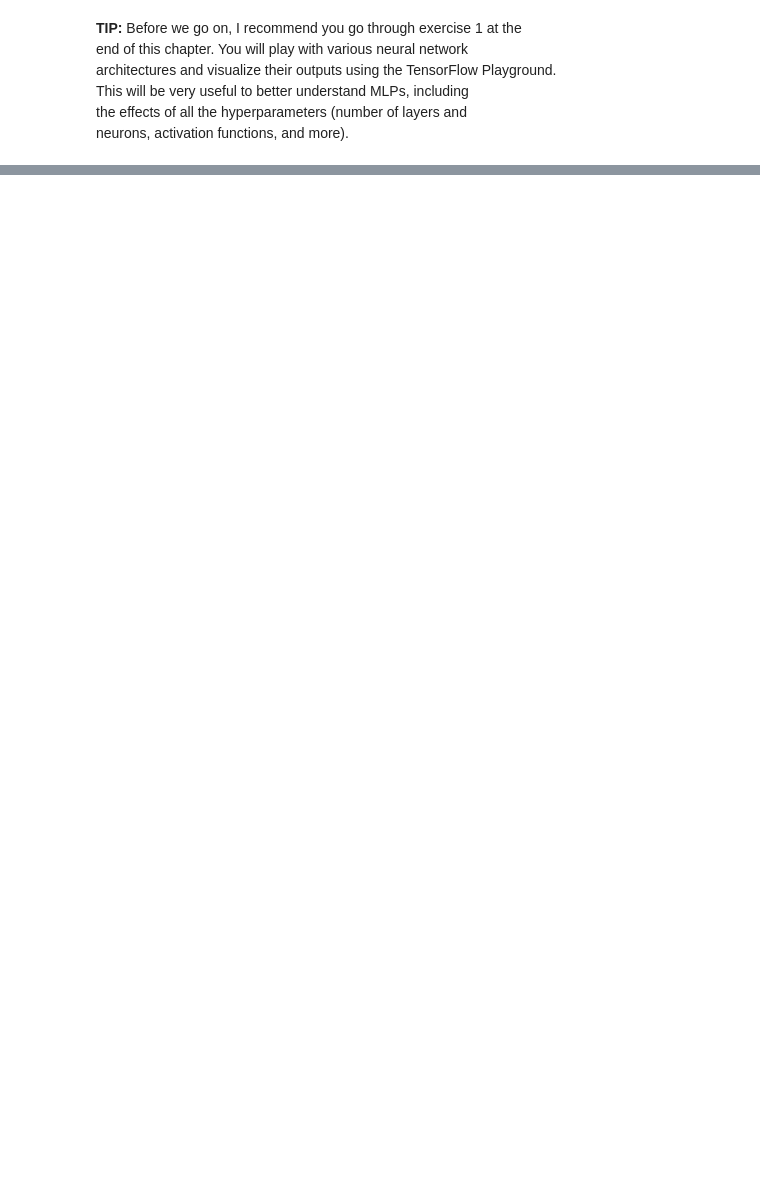
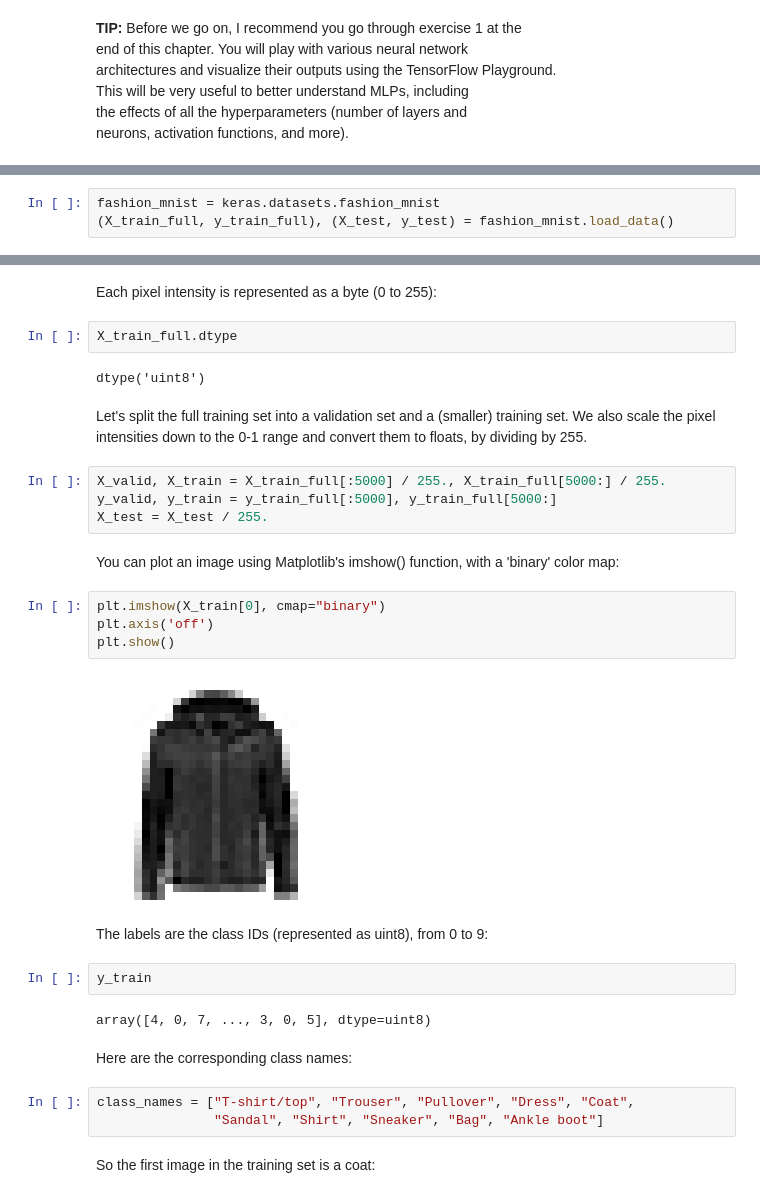
Before and after one commit to eleander/deep_learning, a Jupyter notebook: 1/Neural_Nets_With_Keras.ipynb, the cells around one changed output, grey strips where cells are left out. Drawn from its saved outputs; the diff is of its cells as text; blank space fills up the shorter version.

Commit message:
10 - Image Classifier Using the Sequential API

```diff
--- a/1/Neural_Nets_With_Keras.ipynb
+++ b/1/Neural_Nets_With_Keras.ipynb
@@ -253,0 +277,3 @@ neurons, activation functions, and more).
+# %%
+fashion_mnist = keras.datasets.fashion_mnist
+(X_train_full, y_train_full), (X_test, y_test) = fashion_mnist.load_data()
@@ -253,0 +286,33 @@ neurons, activation functions, and more).
+# %% [markdown]
+Each pixel intensity is represented as a byte (0 to 255):
+# %%
+X_train_full.dtype
+# %% [output]
+dtype('uint8')
+# %% [markdown]
+Let's split the full training set into a validation set and a (smaller) training set. We also scale the pixel intensities down to the 0-1 range and convert them to floats, by dividing by 255.
+# %%
+X_valid, X_train = X_train_full[:5000] / 255., X_train_full[5000:] / 255.
+y_valid, y_train = y_train_full[:5000], y_train_full[5000:]
+X_test = X_test / 255.
+# %% [markdown]
+You can plot an image using Matplotlib's imshow() function, with a 'binary' color map:
+# %%
+plt.imshow(X_train[0], cmap="binary")
+plt.axis('off')
+plt.show()
+# %% [output]
+[figure, added]
+# %% [markdown]
+The labels are the class IDs (represented as uint8), from 0 to 9:
+# %%
+y_train
+# %% [output]
+array([4, 0, 7, ..., 3, 0, 5], dtype=uint8)
+# %% [markdown]
+Here are the corresponding class names:
+# %%
+class_names = ["T-shirt/top", "Trouser", "Pullover", "Dress", "Coat",
+               "Sandal", "Shirt", "Sneaker", "Bag", "Ankle boot"]
+# %% [markdown]
+So the first image in the training set is a coat:
```
Also changed, not shown: parts of 75 cells of this notebook, 5 other files.
